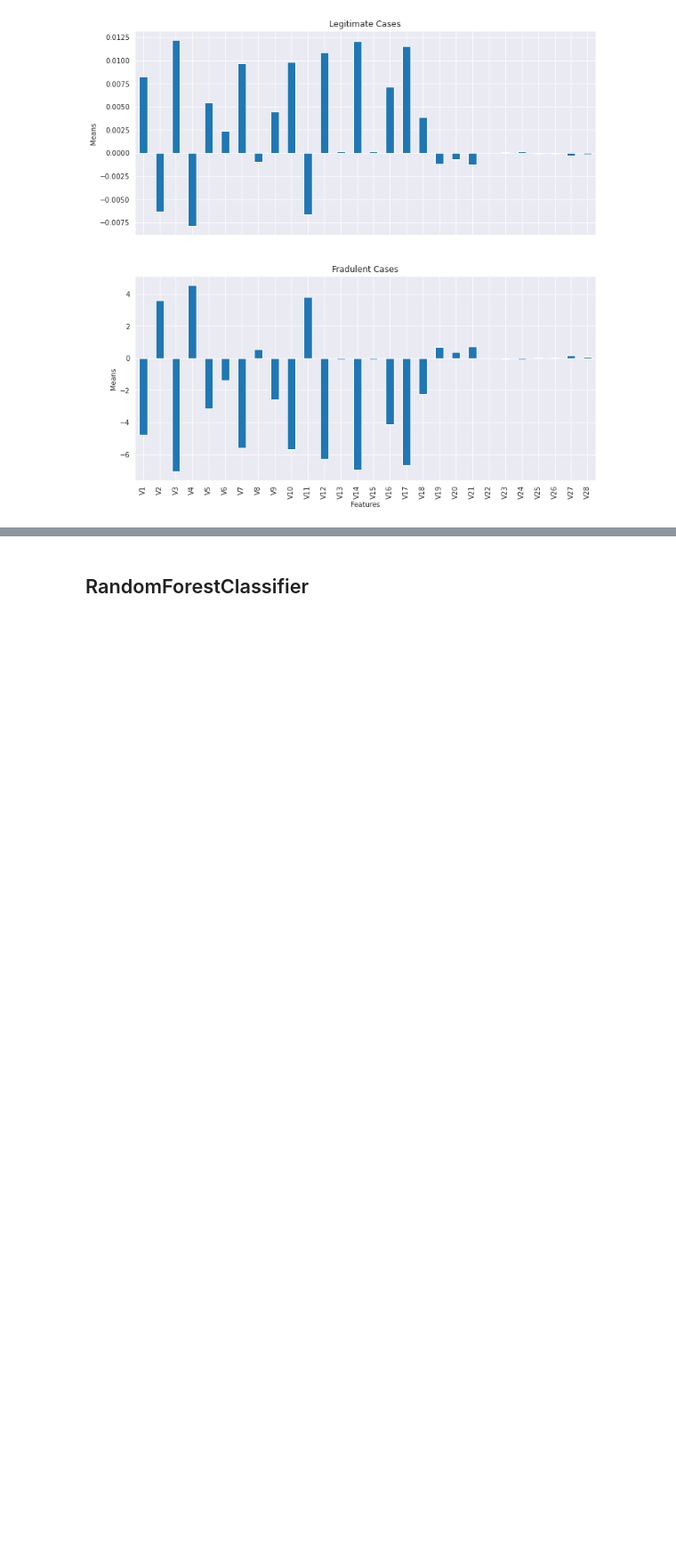
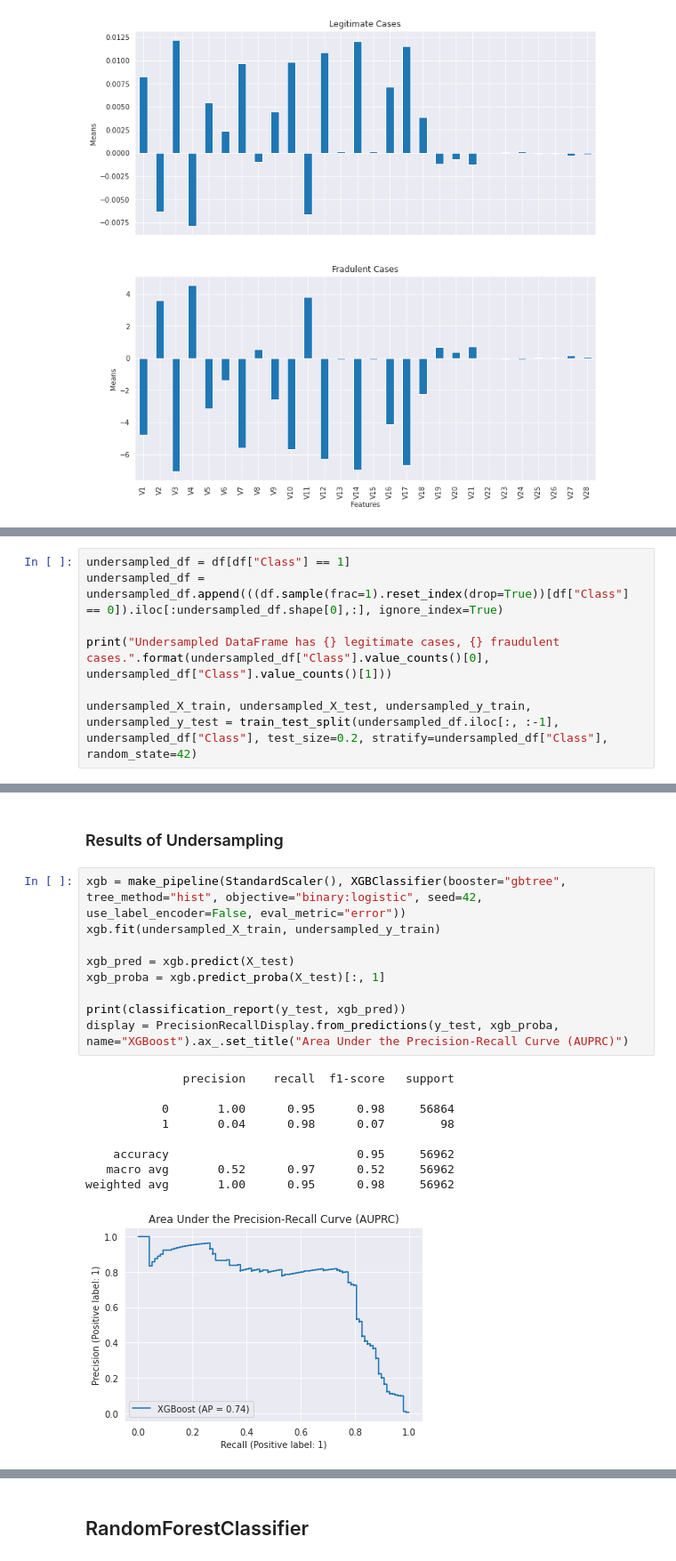
Before and after one commit to AtakanYuksel/credit-card-fraud-detection, a Jupyter notebook: main.ipynb, the cells around one changed output, grey strips where cells are left out. Shown at 89% size. Drawn from its saved outputs; the diff is of its cells as text; blank space fills up the shorter version.

```diff
--- a/main.ipynb
+++ b/main.ipynb
@@ -60,0 +78,7 @@ print(X_test.shape)
+# %%
+undersampled_df = df[df["Class"] == 1]
+undersampled_df = undersampled_df.append(((df.sample(frac=1).reset_index(drop=True))[df["Class"] == 0]).iloc[:undersampled_df.shape[0],:], ignore_index=True)
+
+print("Undersampled DataFrame has {} legitimate cases, {} fraudulent cases.".format(undersampled_df["Class"].value_counts()[0], undersampled_df["Class"].value_counts()[1]))
+
+undersampled_X_train, undersampled_X_test, undersampled_y_train, undersampled_y_test = train_test_split(undersampled_df.iloc[:, :-1], undersampled_df["Class"], test_size=0.2, stratify=undersampled_df["Class"], random_state=42)
@@ -71,0 +165,21 @@ from sklearn.model_selection import HalvingGridSearchCV
+# %% [markdown]
+### Results of Undersampling
+# %%
+xgb = make_pipeline(StandardScaler(), XGBClassifier(booster="gbtree", tree_method="hist", objective="binary:logistic", seed=42, use_label_encoder=False, eval_metric="error"))
+xgb.fit(undersampled_X_train, undersampled_y_train)
+
+xgb_pred = xgb.predict(X_test)
+xgb_proba = xgb.predict_proba(X_test)[:, 1]
+
+print(classification_report(y_test, xgb_pred))
+display = PrecisionRecallDisplay.from_predictions(y_test, xgb_proba, name="XGBoost").ax_.set_title("Area Under the Precision-Recall Curve (AUPRC)")
+# %% [output]
+              precision    recall  f1-score   support
+
+           0       1.00      0.95      0.98     56864
+           1       0.04      0.98      0.07        98
+
+    accuracy                           0.95     56962
+   macro avg       0.52      0.97      0.52     56962
+weighted avg       1.00      0.95      0.98     56962
+[figure, added]
```
Also changed, not shown: parts of 37 cells of this notebook.
